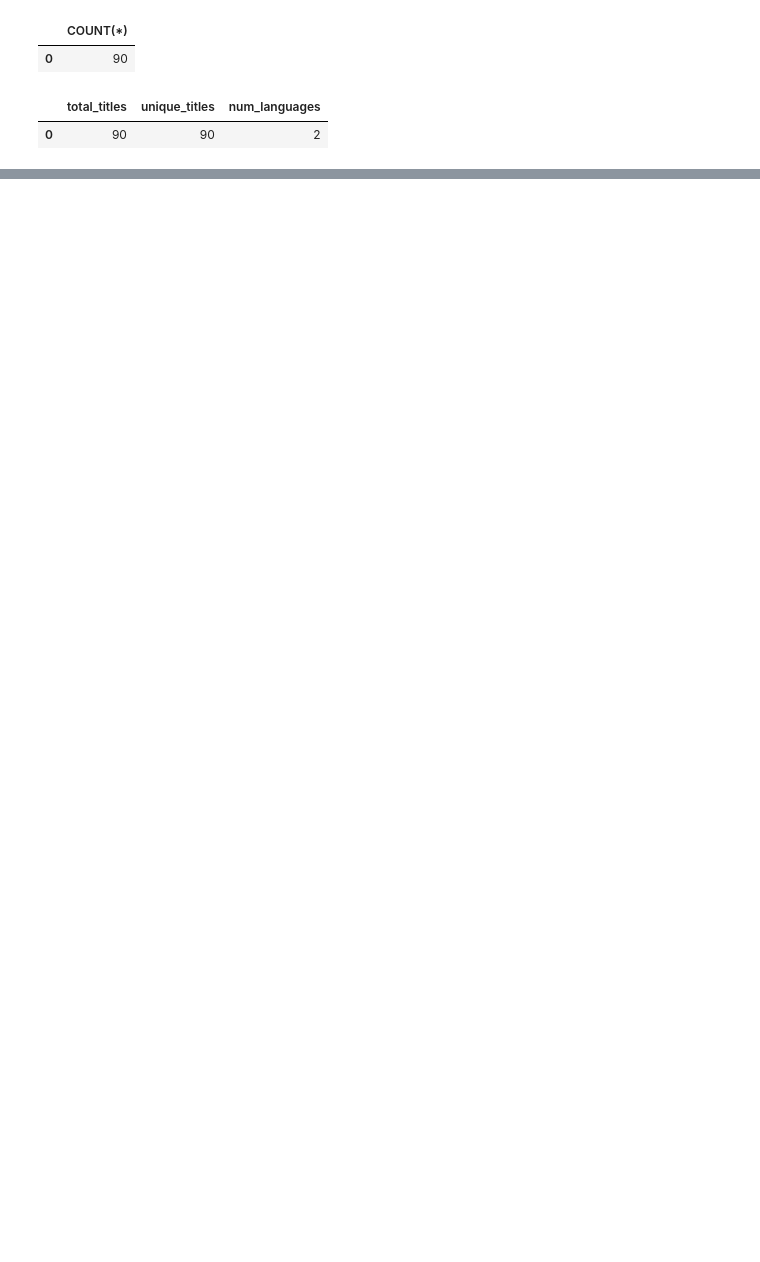
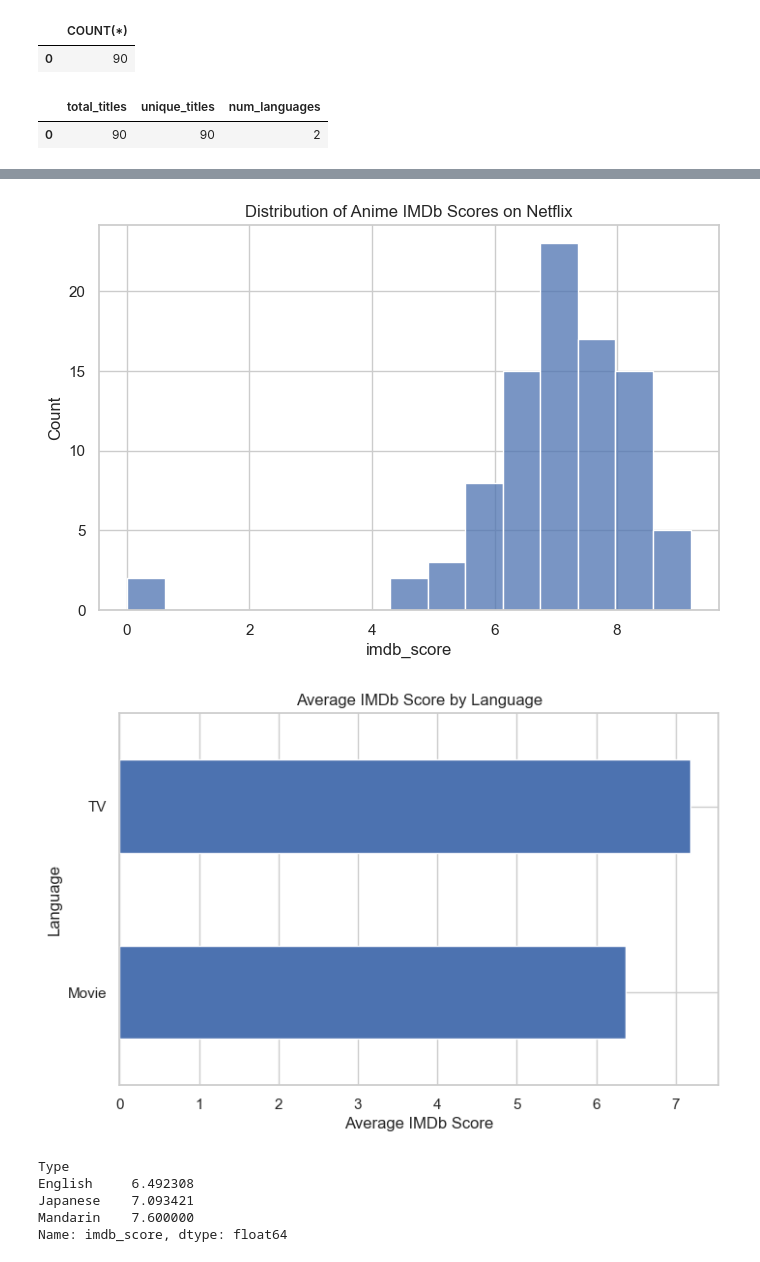
Before and after one commit to charithamoka/netflix-anime-project, a Jupyter notebook: notebooks/netflix_anime_eda.ipynb, the cells around one changed output, grey strips where cells are left out. Drawn from its saved outputs; the diff is of its cells as text; code cells hidden in the pictures; blank space fills up the shorter version.

```diff
--- a/notebooks/netflix_anime_eda.ipynb
+++ b/notebooks/netflix_anime_eda.ipynb
@@ -429,2 +463,36 @@ ORDER BY Count DESC;
 # %%
 conn.close()
+# %%
+#Key Insights
+# distribution of IMDB scores
+
+import matplotlib.pyplot as plt
+import seaborn as sns
+
+plt.figure(figsize=(8,5))
+sns.histplot(anime_df_clean["imdb_score"], bins=15)
+plt.title("Distribution of Anime IMDb Scores on Netflix")
+plt.show()
+
+# average rating by language
+
+anime_df_clean.groupby("Language")["imdb_score"].mean().sort_values(ascending=False)
+
+avg_lang = anime_df_clean.groupby("Language")["imdb_score"].mean().sort_values()
+
+avg_lang.plot(kind="barh", figsize=(8, 5))
+plt.title("Average IMDb Score by Language")
+plt.xlabel("Average IMDb Score")
+plt.ylabel("Language")
+plt.show()
+
+# average rating by type
+anime_df_clean.groupby("Type")["imdb_score"].mean()
+# %% [output]
+[figure, added]
+[figure, added]
+Type
+English     6.492308
+Japanese    7.093421
+Mandarin    7.600000
+Name: imdb_score, dtype: float64
```
Also changed, not shown: parts of 4 cells of this notebook, 1 other file.
